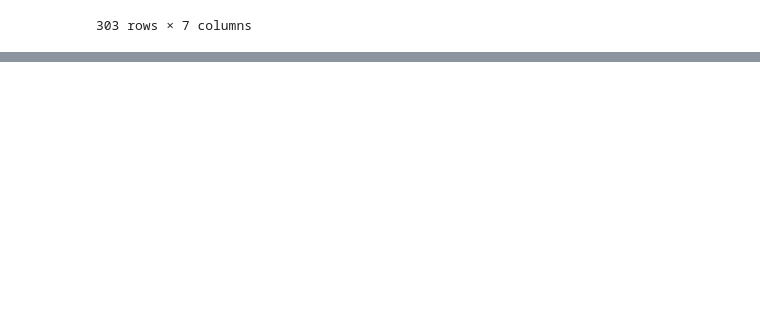
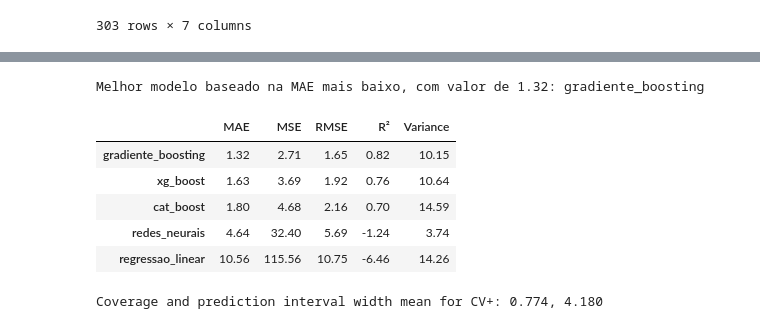
Before and after one commit to Jeferson100/Predicoes_macroeconomicas, a Jupyter notebook: test.ipynb, the cells around one changed output, grey strips where cells are left out. Drawn from its saved outputs; the diff is of its cells as text; code cells hidden in the pictures; blank space fills up the shorter version.

```diff
--- a/test.ipynb
+++ b/test.ipynb
@@ -222,0 +263,2 @@ Erro na coleta de dados da variável volume_servicos_(pms). Verifique se os cód
+# %%
+modelos_carregados = carregar(diretorio=path_codigos_rodando+f'/codigos_rodando/modelos_salvos/modelos_{variavel_predicao}/',gradiente_boosting=True, xg_boost=True, cat_boost=True, regressao_linear=True, redes_neurais=True, sarimax=False)
@@ -222,0 +267,4 @@ Erro na coleta de dados da variável volume_servicos_(pms). Verifique se os cód
+# %%
+predi = PredicaosModelos(modelos_carregados, x_treino, y_treino, x_teste, y_teste)
+predicoes_treino, predicoes_teste = predi.predicoes()
+x_treino, y_treino, x_teste, y_teste, x_treino_recorrente, y_treino_recorrente, x_teste_recorrente, y_teste_recorrente = predi.return_dados()
@@ -222,0 +274,13 @@ Erro na coleta de dados da variável volume_servicos_(pms). Verifique se os cód
+# %%
+metri = MetricasModelosDicionario()
+metrica_teste = metri.calculando_metricas(predicoes_teste, y_teste, y_teste_recorrente)
+metrica_treino = metri.calculando_metricas(predicoes_treino, y_treino, y_treino_recorrente)
+
+print(metrica_teste)
+print(metrica_treino)
+
+#metrica_teste.to_csv("/workspaces/Predicoes_macroeconomicas/codigos_rodando/avaliacao_modelos/metricas_teste.csv")
+#metrica_treino.to_csv("/workspaces/Predicoes_macroeconomicas/codigos_rodando/avaliacao_modelos/metricas_treino.csv")
+
+index_treino = dados[dados.index <= data_divisao_treino_teste][6:].index
+index_teste = dados[dados.index > data_divisao_treino_teste][4:].index
@@ -222,0 +334,50 @@ Erro na coleta de dados da variável volume_servicos_(pms). Verifique se os cód
+# %%
+modelos_validos_teste = metrica_teste[metrica_teste['Variance'] > 0.1]
+if modelos_validos_teste.empty:
+    # Calcular a diferença absoluta entre métricas de treino e teste
+    metrica_treino = metrica_treino.reindex(metrica_teste.index)
+    metricas_diferenca = pd.DataFrame(index=metrica_treino.index)
+    metricas_diferenca['MAE_diff'] =abs(metrica_treino['MAE'] - metrica_teste['MAE'])
+    metricas_diferenca['MSE_diff'] = abs(metrica_treino['MSE'] - metrica_teste['MSE'])
+    metricas_diferenca['RMSE_diff'] = abs(metrica_treino['RMSE'] - metrica_teste['RMSE'])
+
+    # Calcular a soma das diferenças
+    metricas_diferenca['total_diff'] = (metricas_diferenca['MAE_diff'] +
+                                        metricas_diferenca['MSE_diff'] +
+                                        metricas_diferenca['RMSE_diff'])
+    # Selecionar o modelo com a menor soma das diferenças
+    melhor_modelo = metricas_diferenca['total_diff'].idxmin()
+    menor_diferenca = metricas_diferenca['total_diff'].min()
+
+    print(f'Melhor modelo baseado na menor diferença entre treino e teste, com valor de {menor_diferenca}:', melhor_modelo)
+    print(metricas_diferenca)
+else:
+    melhor_modelo = modelos_validos_teste['MAE'].idxmin()
+    print(f'Melhor modelo baseado na MAE mais baixo, com valor de {metrica_teste["MAE"].min()}:',melhor_modelo)
+# %% [output]
+Melhor modelo baseado na MAE mais baixo, com valor de 1.32: gradiente_boosting
+# %%
+modelos_validos_teste
+# %% [output]
+|  | MAE | MSE | RMSE | R² | Variance |
+| gradiente_boosting | 1.32 | 2.71 | 1.65 | 0.82 | 10.15 |
+| xg_boost | 1.63 | 3.69 | 1.92 | 0.76 | 10.64 |
+| cat_boost | 1.80 | 4.68 | 2.16 | 0.70 | 14.59 |
+| redes_neurais | 4.64 | 32.40 | 5.69 | -1.24 | 3.74 |
+| regressao_linear | 10.56 | 115.56 | 10.75 | -6.46 | 14.26 |
+# %%
+#Conformal
+index_treino_conformal = dados[dados.index <= data_divisao_treino_teste].index
+index_teste_conformal = dados[dados.index > data_divisao_treino_teste].index
+
+with parallel_config(backend='threading', n_jobs=2):
+    if melhor_modelo == 'redes_neurais':
+        conformal = ConformalRegressionPlotter(KerasTrainedRegressor(modelos_carregados[melhor_modelo]), x_treino_recorrente, x_teste_recorrente, y_treino[1:], y_teste[1:])
+        y_pred, y_pis, _,_ = conformal.regressao_conformal()
+        conformal.plot_prediction_intervals(index_train=index_treino_conformal, index_test=index_teste_conformal,title=f'Predição Intervals {melhor_modelo}',save=False,diretorio=path_codigos_rodando+f'/avaliacao_modelos/regressao_conforma_teste_{variavel_predicao}.png')
+    else:
+        conformal = ConformalRegressionPlotter(modelos_carregados[melhor_modelo], x_treino, x_teste, y_treino, y_teste)
+        y_pred, y_pis, _,_ = conformal.regressao_conformal()
+        conformal.plot_prediction_intervals(index_train=index_treino_conformal, index_test=index_teste_conformal,title=f'Predição Intervals {melhor_modelo}',save=False,diretorio=path_codigos_rodando+f'/avaliacao_modelos/regressao_conforma_teste_{variavel_predicao}.png')
+# %% [output]
+Coverage and prediction interval width mean for CV+: 0.774, 4.180
```
Also changed, not shown: parts of 10 cells of this notebook, 17 other files.
